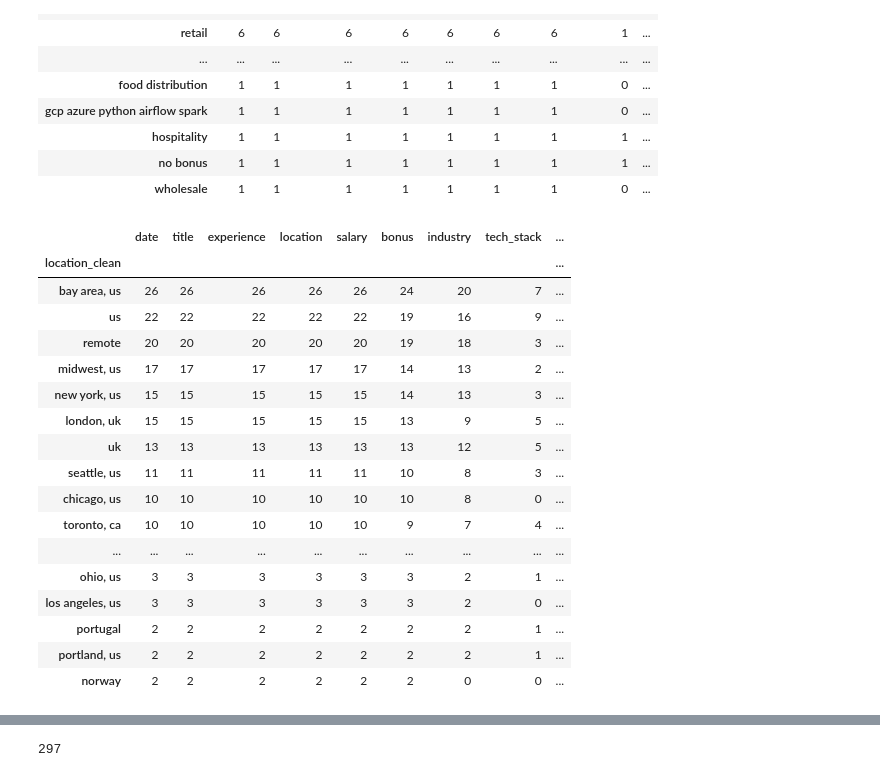
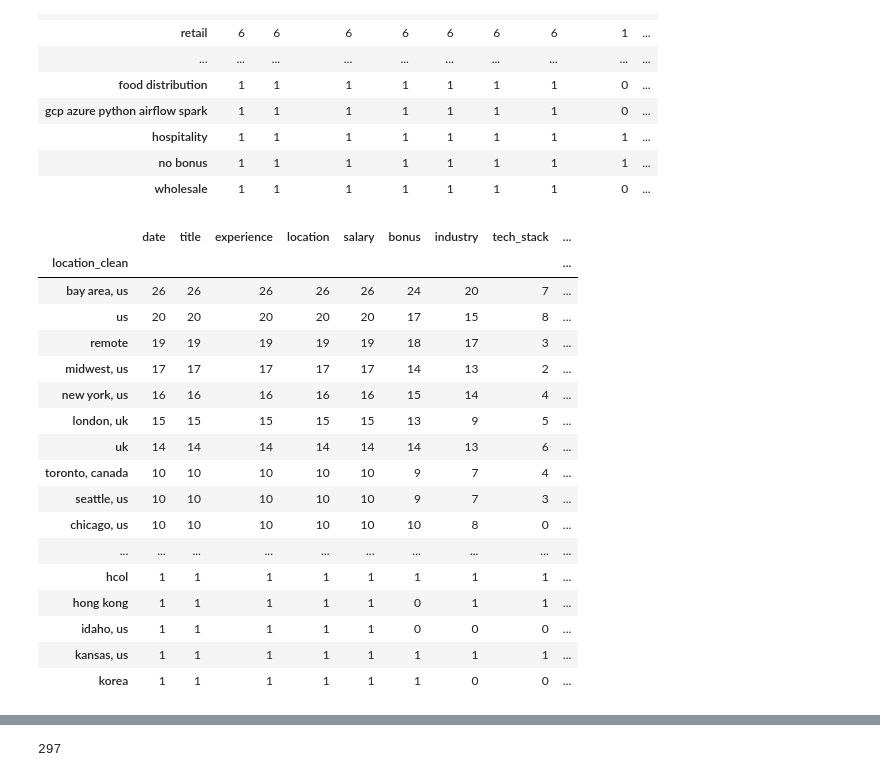
Before and after one commit to archiewood/reddit_de_salaries, a Jupyter notebook: data_analysis/clean_data.ipynb, the cells around one changed output, grey strips where cells are left out. Cells and saved outputs as stored; diff of their text form; code cells hidden in the pictures.

Commit message:
edits to article and additional cleaning

```diff
--- a/data_analysis/clean_data.ipynb
+++ b/data_analysis/clean_data.ipynb
@@ -56,6 +56,10 @@ The default value of regex will change from True to False in a future version.
 # remove "." and "," and "-" and "/" from titles
 df.title = df.title.str.replace(r"\.", "").str.replace(
     r",", "").str.replace(r"-", "").str.replace(r"/", "")
+
+# remove word "current" from titles
+df.title = df.title.str.replace(r"current", "")
+
 # replace "sr " with "senior " and "jr" with "junior" in titles
 df.title = df.title.str.replace(
     r"sr ", "senior ").str.replace(r"jr ", "junior ")
@@ -180,12 +184,11 @@ df['salary_currency'] = df.salary.where(
                                                                             df.salary.str.contains("MXN") == False, "MXN").where(
                                                                                 df.salary.str.contains("PHP") == False, "PHP").where(
                                                                                     df.salary.str.contains("COP") == False, "COP").where(
-
-                                                                                        df.salary.str.contains("R$") == False, "BRL")
+                                                                                        df.salary.str.contains("R\$") == False, "BRL")
 
 
 
 # view only salary and salary_clean
-df[['salary', 'salary_pre_clean','salary_clean', 'salary_currency']].iloc[180:240, :]
+df[['salary', 'salary_pre_clean','salary_clean', 'salary_currency']].iloc[100:160, :]
 # %% [output]
 |  | salary | salary_pre_clean | salary_clean | salary_currency |
@@ -527,23 +572,23 @@ df['location_clean'] = df.location_clean.where(
 df['location_clean'] = df.location_clean.str.strip()
 # %%
 #group by location_clean and count number of rows
-df.groupby('location_clean').count().sort_values(by='date', ascending=False).head(30)
+df.groupby('location_clean').count().sort_values(by='date', ascending=False).head(60)
 # %% [output]
 |  | date | title | experience | location | salary | bonus | industry | tech_stack | ... |
 | location_clean |  |  |  |  |  |  |  |  | ... |
 | bay area, us | 26 | 26 | 26 | 26 | 26 | 24 | 20 | 7 | ... |
-| us | 22 | 22 | 22 | 22 | 22 | 19 | 16 | 9 | ... |
-| remote | 20 | 20 | 20 | 20 | 20 | 19 | 18 | 3 | ... |
+| us | 20 | 20 | 20 | 20 | 20 | 17 | 15 | 8 | ... |
+| remote | 19 | 19 | 19 | 19 | 19 | 18 | 17 | 3 | ... |
 | midwest, us | 17 | 17 | 17 | 17 | 17 | 14 | 13 | 2 | ... |
-| new york, us | 15 | 15 | 15 | 15 | 15 | 14 | 13 | 3 | ... |
+| new york, us | 16 | 16 | 16 | 16 | 16 | 15 | 14 | 4 | ... |
 | london, uk | 15 | 15 | 15 | 15 | 15 | 13 | 9 | 5 | ... |
-| uk | 13 | 13 | 13 | 13 | 13 | 13 | 12 | 5 | ... |
-| seattle, us | 11 | 11 | 11 | 11 | 11 | 10 | 8 | 3 | ... |
+| uk | 14 | 14 | 14 | 14 | 14 | 14 | 13 | 6 | ... |
+| toronto, canada | 10 | 10 | 10 | 10 | 10 | 9 | 7 | 4 | ... |
+| seattle, us | 10 | 10 | 10 | 10 | 10 | 9 | 7 | 3 | ... |
 | chicago, us | 10 | 10 | 10 | 10 | 10 | 10 | 8 | 0 | ... |
-| toronto, ca | 10 | 10 | 10 | 10 | 10 | 9 | 7 | 4 | ... |
 | ... | ... | ... | ... | ... | ... | ... | ... | ... | ... |
-| ohio, us | 3 | 3 | 3 | 3 | 3 | 3 | 2 | 1 | ... |
-| los angeles, us | 3 | 3 | 3 | 3 | 3 | 3 | 2 | 0 | ... |
-| portugal | 2 | 2 | 2 | 2 | 2 | 2 | 2 | 1 | ... |
-| portland, us | 2 | 2 | 2 | 2 | 2 | 2 | 2 | 1 | ... |
-| norway | 2 | 2 | 2 | 2 | 2 | 2 | 0 | 0 | ... |
+| hcol | 1 | 1 | 1 | 1 | 1 | 1 | 1 | 1 | ... |
+| hong kong | 1 | 1 | 1 | 1 | 1 | 0 | 1 | 1 | ... |
+| idaho, us | 1 | 1 | 1 | 1 | 1 | 0 | 0 | 0 | ... |
+| kansas, us | 1 | 1 | 1 | 1 | 1 | 1 | 1 | 1 | ... |
+| korea | 1 | 1 | 1 | 1 | 1 | 1 | 0 | 0 | ... |
```
Also changed, not shown: parts of 9 cells of this notebook, 5 other files.
